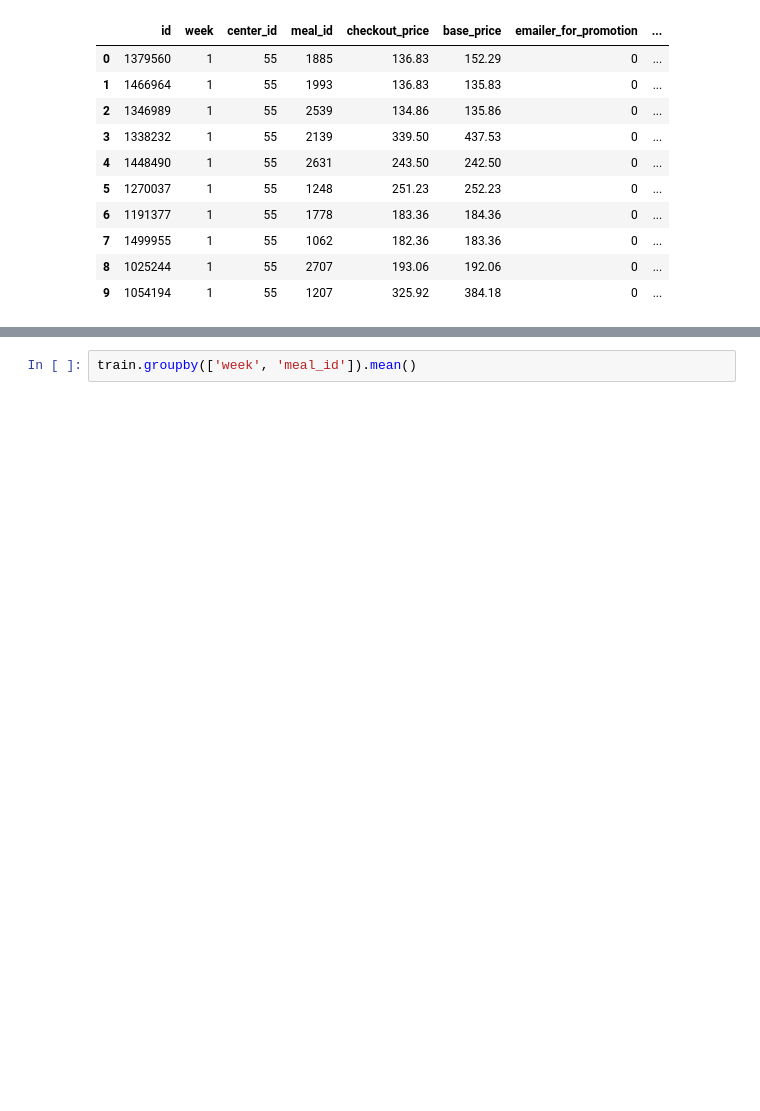
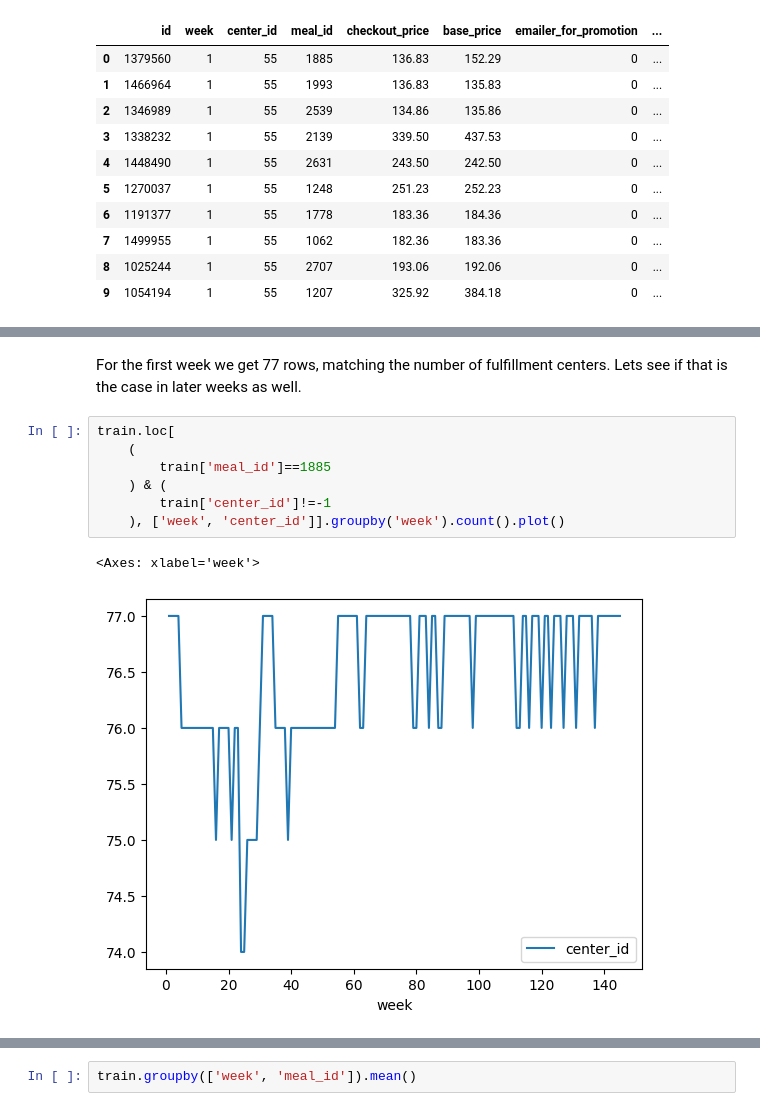
Before and after one commit to Arghantyr/Data-magic-dojo, a Jupyter notebook: datasets/food-demand-forecasting/food-demand-forecasting-EDA.ipynb, the cells around one changed output, grey strips where cells are left out. Drawn from its saved outputs; the diff is of its cells as text; blank space fills up the shorter version.

```diff
--- a/datasets/food-demand-forecasting/food-demand-forecasting-EDA.ipynb
+++ b/datasets/food-demand-forecasting/food-demand-forecasting-EDA.ipynb
@@ -236,0 +336,12 @@ train.head(10)
+# %% [markdown]
+For the first week we get 77 rows, matching the number of fulfillment centers. Lets see if that is the case in later weeks as well.
+# %%
+train.loc[
+    (
+        train['meal_id']==1885
+    ) & (
+        train['center_id']!=-1
+    ), ['week', 'center_id']].groupby('week').count().plot()
+# %% [output]
+<Axes: xlabel='week'>
+[figure, added]
```
Also changed, not shown: parts of 21 cells of this notebook.
